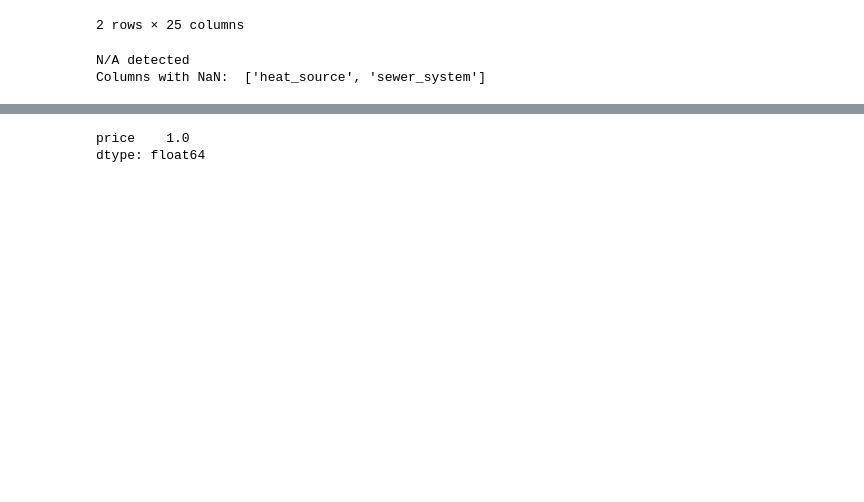
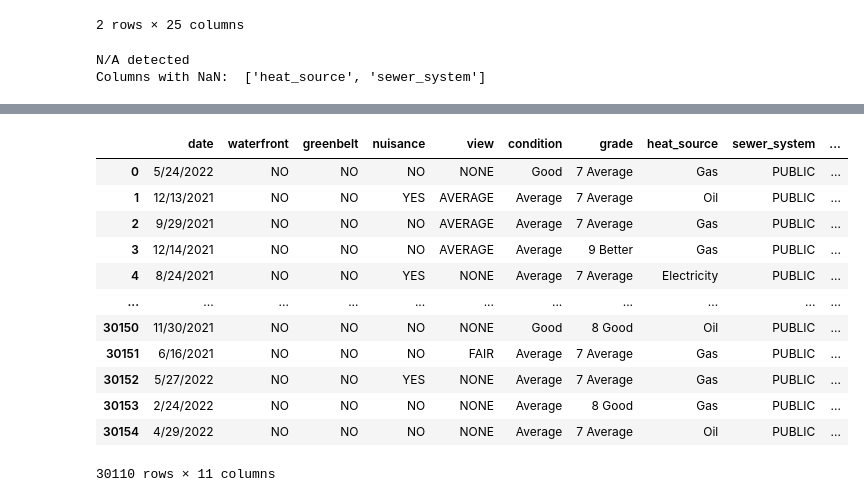
Before and after one commit to Tommyphung1/King-County-Feature-Regression, a Jupyter notebook: data_exploration.ipynb, the cells around one changed output, grey strips where cells are left out. Drawn from its saved outputs; the diff is of its cells as text; code cells hidden in the pictures; blank space fills up the shorter version.

```diff
--- a/data_exploration.ipynb
+++ b/data_exploration.ipynb
@@ -29,11 +97,23 @@ Columns with NaN:  ['heat_source', 'sewer_system']
 # %%
+
+
 df_num, df_obj = helpers.dp.seperate_dataframe(df)
 df_obj = pd.concat([df_obj, df_num['price']],axis= 1)
 df_obj
-df_obj.corrwith(df_obj)
 # %% [output]
+|  | date | waterfront | greenbelt | nuisance | view | condition | grade | heat_source | sewer_system | ... |
+| 0 | 5/24/2022 | NO | NO | NO | NONE | Good | 7 Average | Gas | PUBLIC | ... |
+| 1 | 12/13/2021 | NO | NO | YES | AVERAGE | Average | 7 Average | Oil | PUBLIC | ... |
+| 2 | 9/29/2021 | NO | NO | NO | AVERAGE | Average | 7 Average | Gas | PUBLIC | ... |
+| 3 | 12/14/2021 | NO | NO | NO | AVERAGE | Average | 9 Better | Gas | PUBLIC | ... |
+| 4 | 8/24/2021 | NO | NO | YES | NONE | Average | 7 Average | Electricity | PUBLIC | ... |
+| ... | ... | ... | ... | ... | ... | ... | ... | ... | ... | ... |
+| 30150 | 11/30/2021 | NO | NO | NO | NONE | Good | 8 Good | Oil | PUBLIC | ... |
+| 30151 | 6/16/2021 | NO | NO | NO | FAIR | Average | 7 Average | Gas | PUBLIC | ... |
+| 30152 | 5/27/2022 | NO | NO | YES | NONE | Average | 7 Average | Gas | PUBLIC | ... |
+| 30153 | 2/24/2022 | NO | NO | NO | NONE | Average | 8 Good | Gas | PUBLIC | ... |
+| 30154 | 4/29/2022 | NO | NO | NO | NONE | Average | 7 Average | Oil | PUBLIC | ... |
-price    1.0
-dtype: float64
+30110 rows × 11 columns
 # %%
 df_num.drop(['yr_renovated', 'lat', 'long'], axis = 1, inplace = True)
 df_obj.drop(['date', 'address'], axis = 1, inplace= True)
```
Also changed, not shown: parts of 12 cells of this notebook, 4 other files.
